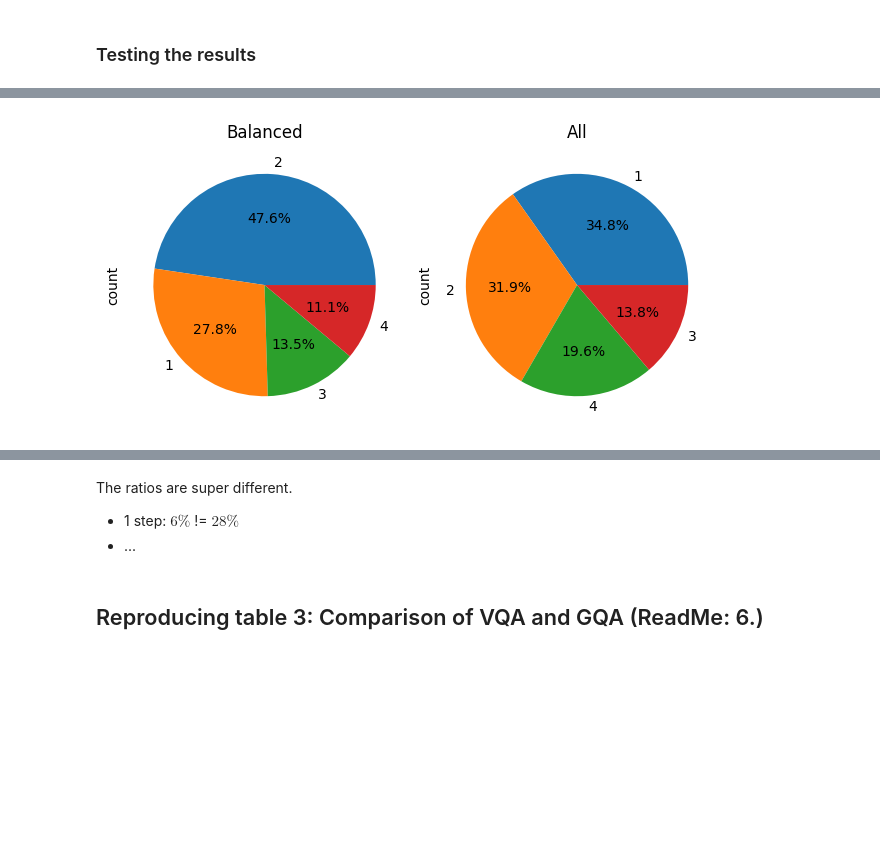
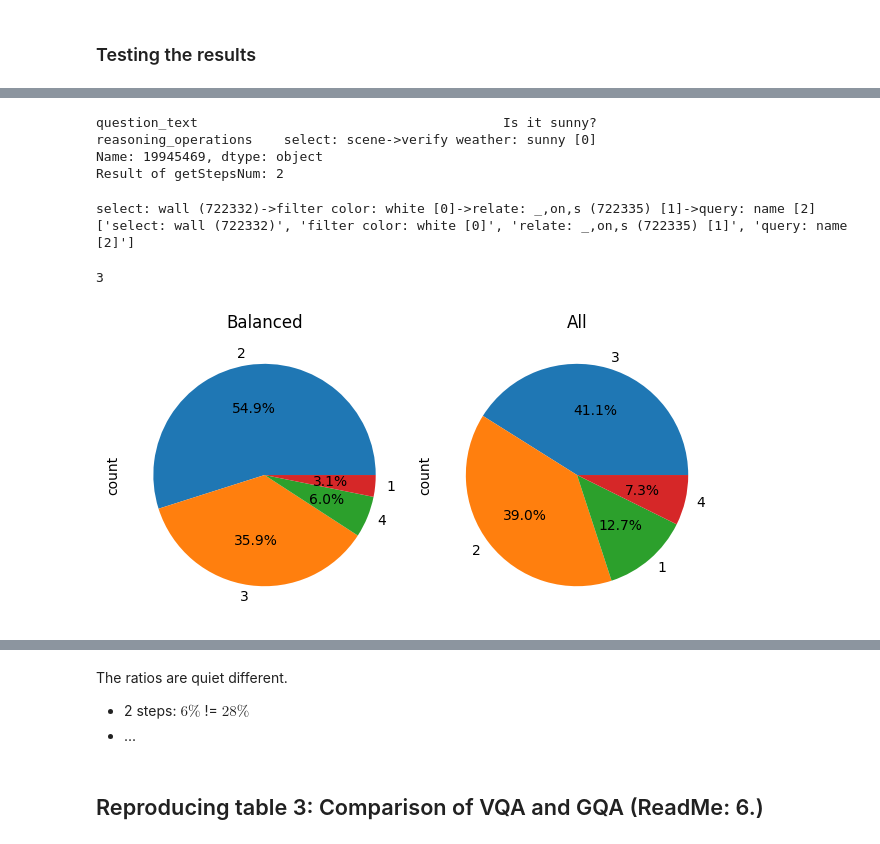
Before and after one commit to MagnusOstertag/GQA_reproduction, a Jupyter notebook: figures.ipynb, the cells around one changed output, grey strips where cells are left out. Saved outputs shown, nothing was run; the diff lists cells and outputs as text; code cells hidden in the pictures; blank space fills up the shorter version.

Commit message:
updating the logic of reasoning steps with getStepsNum

```diff
--- a/figures.ipynb
+++ b/figures.ipynb
@@ -54,7 +54,7 @@ gqa_testdev_all_questions['datasplit'] = 'testdev'
 # for balanced:
 gqa_questions_balanced_raw = pd.concat([gqa_train_balanced_questions,
                                         gqa_val_balanced_questions,
-                                        gqa_testdev_balanced_questions])[['question', 'answer', 'types', 'semantic', 'datasplit', 'groups']]
+                                        gqa_testdev_balanced_questions])[['question', 'answer', 'types', 'semantic', 'datasplit', 'groups', 'semanticStr']]
 
 questionIDs_balanced = list(gqa_questions_balanced_raw.index)
 gqa_questions_balanced = pd.DataFrame(columns=['questionID', 'question_text', 'answer_text',
@@ -80,12 +80,13 @@ gqa_questions_balanced.loc[slice(None),'local_question_group_clean'] = gqa_quest
 
 # compute statistics
 gqa_questions_balanced.loc[slice(None),'question_length'] = gqa_questions_balanced_raw['question'].apply(lambda x: len(re.findall(r'\w+', x)))
+gqa_questions_balanced.loc[slice(None),'reasoning_operations'] = gqa_questions_balanced_raw['semanticStr']
 gqa_questions_balanced.loc[slice(None),'composition_steps_semantic'] = gqa_questions_balanced_raw['semantic'].apply(lambda x: len(x) -1)
 # %%
 # for all:
 gqa_questions_all_raw = pd.concat([gqa_train_all_questions,
                                    gqa_val_all_questions,
-                                   gqa_testdev_all_questions])[['question', 'answer', 'types', 'semantic', 'datasplit', 'groups']]
+                                   gqa_testdev_all_questions])[['question', 'answer', 'types', 'semantic', 'datasplit', 'groups', 'semanticStr']]
 
 questionIDs_all = list(gqa_questions_all_raw.index)
 gqa_questions_all = pd.DataFrame(columns=['questionID', 'question_text', 'answer_text',
@@ -111,6 +112,7 @@ gqa_questions_all.loc[slice(None),'local_question_group_clean'] = gqa_questions_
 
 # compute statistics
 gqa_questions_all.loc[slice(None),'question_length'] = gqa_questions_all_raw['question'].apply(lambda x: len(re.findall(r'\w+', x)))
+gqa_questions_all.loc[slice(None),'reasoning_operations'] = gqa_questions_all_raw['semanticStr']
 gqa_questions_all.loc[slice(None),'composition_steps_semantic'] = gqa_questions_all_raw['semantic'].apply(lambda x: len(x) -1)
 # %%
 gqa_questions_balanced.head(5)
@@ -852,32 +845,57 @@ Name: count, dtype: int64
+# %%
+# Compute number of reasoning steps (excluding the final "querying" step which doesn't increase effective reasoning length)
+def getStepsNum(question):
+    question = question.split("->")
+    return len([c for c in question if not (any([o in c for o in ["exist", "query: name", "choose name"]]))])
+# %%
+# number of steps for is it sunny:
+print(gqa_questions_balanced.loc["19945469"][['question_text','reasoning_operations']])
+print(f"Result of getStepsNum: {getStepsNum(gqa_questions_balanced.loc['19945469']['reasoning_operations'])}")
+# %% [output]
+question_text                                       Is it sunny?
+reasoning_operations    select: scene->verify weather: sunny [0]
+Name: 19945469, dtype: object
+Result of getStepsNum: 2
+# %%
+# test the function
+getStepsNum(gqa_questions_balanced.loc["07333408"]['reasoning_operations'])
+# %% [output]
+select: wall (722332)->filter color: white [0]->relate: _,on,s (722335) [1]->query: name [2]
+['select: wall (722332)', 'filter color: white [0]', 'relate: _,on,s (722335) [1]', 'query: name [2]']
+3
 # %%
-# get the number of steps as compositional length -1
-gqa_semantic_steps_pie_balanced = gqa_questions_balanced['composition_steps_semantic'].copy()
-gqa_semantic_steps_pie_all = gqa_questions_all['composition_steps_semantic'].copy()
+# use the gqa-function to compute the number of reasoning steps
+gqa_questions_balanced['reasoning_steps_semantic_paper'] = gqa_questions_balanced['reasoning_operations'].apply(getStepsNum)
+gqa_questions_all['reasoning_steps_semantic_paper'] = gqa_questions_all['reasoning_operations'].apply(getStepsNum)
+
+# new dataframe
+gqa_reasoning_steps_pie_balanced = gqa_questions_balanced['reasoning_steps_semantic_paper'].copy()
+gqa_reasoning_steps_pie_all = gqa_questions_all['reasoning_steps_semantic_paper'].copy()
 
 # summarize all values of 4 and above
-gqa_semantic_steps_pie_balanced.loc[gqa_semantic_steps_pie_balanced >= 4] = 4
-gqa_semantic_steps_pie_all.loc[gqa_semantic_steps_pie_all >= 4] = 4
+gqa_reasoning_steps_pie_balanced.loc[gqa_reasoning_steps_pie_balanced >= 4] = 4
+gqa_reasoning_steps_pie_all.loc[gqa_reasoning_steps_pie_all >= 4] = 4
 
 # plot the pie charts
 fig, axs = plt.subplots(1, 2)
 
-gqa_semantic_steps_pie_balanced.value_counts().plot.pie(ax=axs[0],autopct='%1.1f%%')
+gqa_reasoning_steps_pie_balanced.value_counts().plot.pie(ax=axs[0],autopct='%1.1f%%')
 axs[0].set_title('Balanced')
 
-gqa_semantic_steps_pie_all.value_counts().plot.pie(ax=axs[1],autopct='%1.1f%%')
+gqa_reasoning_steps_pie_all.value_counts().plot.pie(ax=axs[1],autopct='%1.1f%%')
 axs[1].set_title('All')
 
 plt.tight_layout()
-plt.savefig('results/fig13_semantic_steps.png')
+plt.savefig('results/fig13_reasoning_steps_paper.png')
 fig.show()
 # %% [output]
-[figure, old version]
+[figure, new version]
 # %% [markdown]
 ![fig13_semantic_steps.png](attachment:fig13_semantic_steps.png)
 # %% [markdown]
-The ratios are super different.
+The ratios are quiet different.
 
-* 1 step: $6 \%$ != $28 \%$
+* 2 steps: $6 \%$ != $28 \%$
 * ...
 # %% [markdown]
 ## Reproducing table 3: Comparison of VQA and GQA (ReadMe: 6.)
```
Also changed, not shown: parts of 3 cells of this notebook, 6 other files.
